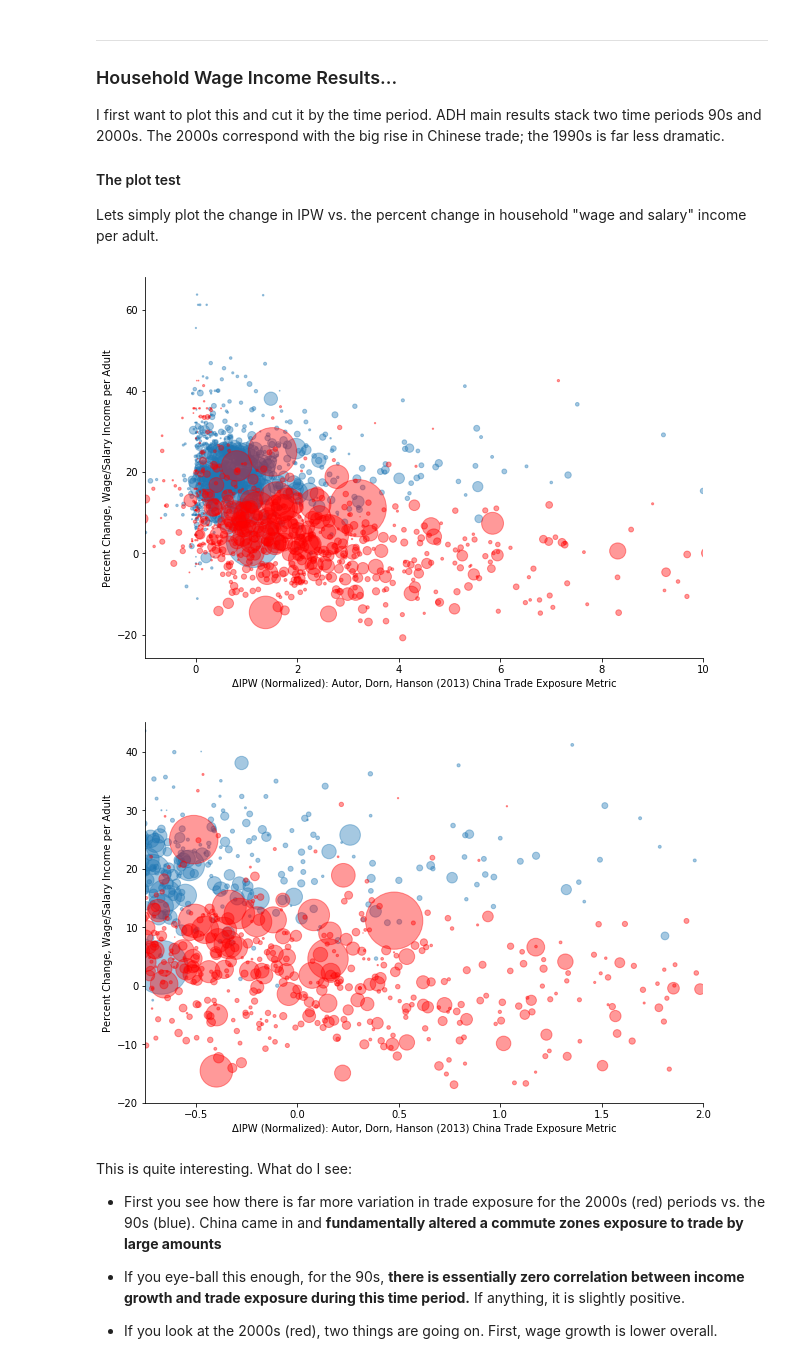
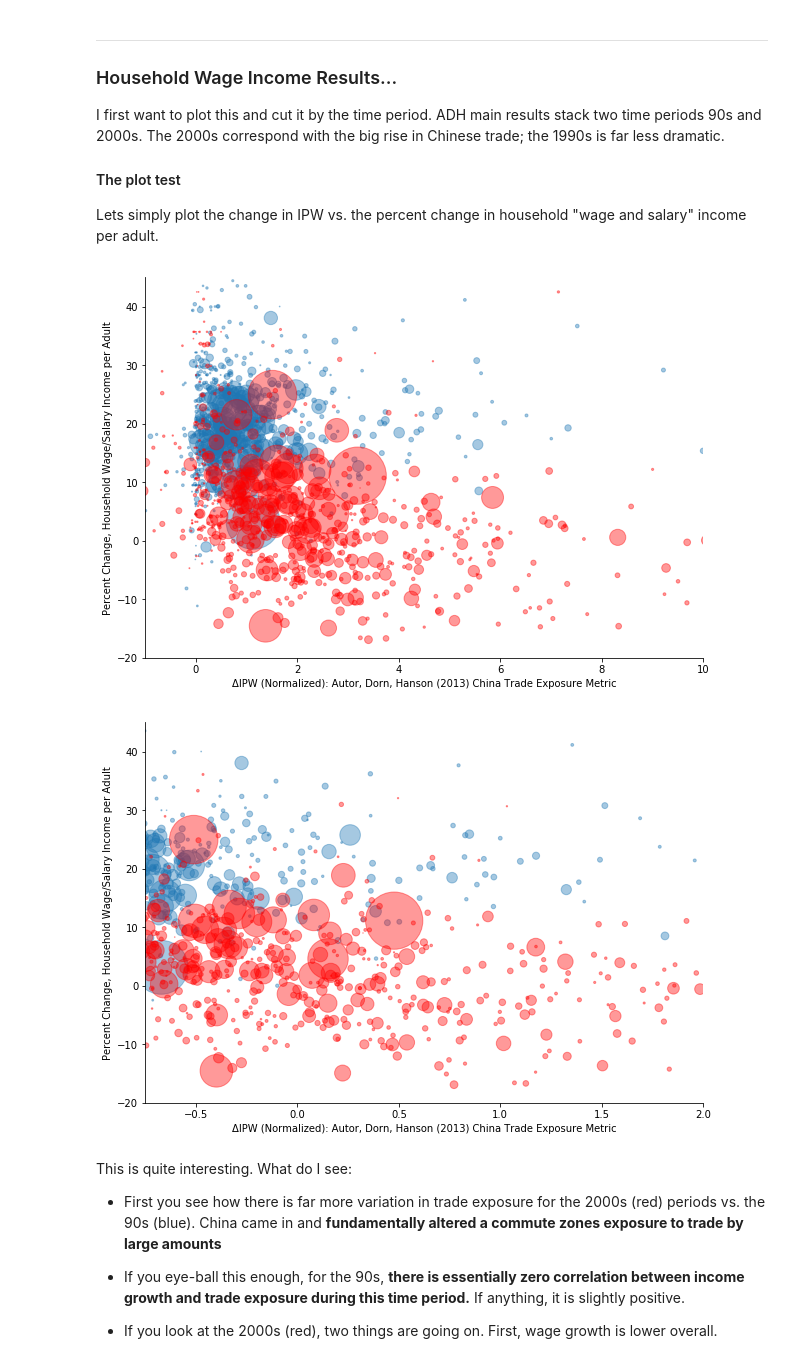
Before and after one commit to mwaugh0328/ADH_replication, a Jupyter notebook: adh_data.ipynb, the cells around one changed output. Cells and saved outputs as stored; diff of their text form; code cells hidden in the pictures.

```diff
--- a/adh_data.ipynb
+++ b/adh_data.ipynb
@@ -323,6 +346,8 @@ print("Average Change in Wages 2007-2000",
       round(calc.median(df.set_index("yr").loc[2000], "relchg_avg_hhincwage_pc_pw"),2))
 
 print("Decadal Adjustment from ADH Numbers", round(100*(10/7)*(28872 - 27655) /27655,2))
+
+df["demean_income"] = df["relchg_avg_hhincwage_pc_pw"]- calc.mean(df.set_index("yr").loc[1990], "relchg_avg_hhincwage_pc_pw")
 # %% [output]
 Average Household Wage and Salary, per adult, 1990 23495.65
 Average Household Wage and Salary, per adult, 2000 27654.94
@@ -333,7 +358,7 @@ Decadal Adjustment from ADH Numbers 6.29
 Again, these match up. Moreover, the latter line provides a benchmark comparison to try and figure out the units. The first line simply reports the average change. The latter takes the averages from ADH, grosses them up to make them decadal equivalents. Then takes the change. Note that they are close suggesting that the pct change reported in the ADH dataset are the decadal equivalents.
 # %%
 print("Average Household Wage and Salary, per adult, 1990",
-      round(calc.std(df.set_index("yr").loc[1990], "relchg_avg_hhincwage_pc_pw"),2))
+      round(calc.std(df.set_index("yr").loc[1990], "demean_income"),2))
 
 print("Average Household Wage and Salary, per adult, 2000",
       round(calc.std(df.set_index("yr").loc[2000], "relchg_avg_hhincwage_pc_pw"),2),"\n")
@@ -369,36 +394,39 @@ Lets simply plot the change in IPW vs. the percent change in household "wage and
 # %%
 fig, ax = plt.subplots(figsize = (10,7))
 
 year = "1990"
 
 #df["norm_IPW"]
 
 ax.scatter(df.set_index("yr").loc[int(year)].d_netimpusch_pw, #X variables
            df.set_index("yr").loc[int(year)].relchg_avg_hhincwage_pc_pw,     # y variables
             s = 0.0002*df.set_index("yr").loc[int(year)].l_popcount,
             alpha = 0.40)
 
 year = "2000"
 
 ax.scatter(df.set_index("yr").loc[int(year)].d_netimpusch_pw, #X variables
            df.set_index("yr").loc[int(year)].relchg_avg_hhincwage_pc_pw,     # y variables
            s = 0.0002*df.set_index("yr").loc[int(year)].l_popcount,
             alpha = 0.40, color = "red")
 
-ax.set_ylabel("Percent Change, Wage/Salary Income per Adult")
+ax.set_ylabel("Percent Change, Household Wage/Salary Income per Adult")
 ax.set_xlabel("ΔIPW (Normalized): Autor, Dorn, Hanson (2013) China Trade Exposure Metric")
 
 ax.set_xlim(-1,10)
-#ax.set_ylim(-20,45)
+ax.set_ylim(-20,45)
 
 ax.spines["right"].set_visible(False)
 ax.spines["top"].set_visible(False)
 
 #plt.savefig(fig_path + "\\adh_data_wage_change.pdf", bbox_inches="tight", dpi = 1200)
 
+
+#plt.legend()
+
 plt.show()
 # %% [output]
-[figure, old version]
+[figure, new version]
 # %%
 fig, ax = plt.subplots(figsize = (10,7))
 
@@ -418,7 +446,7 @@ ax.scatter(df.set_index("yr").loc[int(year)].norm_IPW, #X variables
            s = 0.0002*df.set_index("yr").loc[int(year)].l_popcount,
             alpha = 0.40, color = "red")
 
-ax.set_ylabel("Percent Change, Wage/Salary Income per Adult")
+ax.set_ylabel("Percent Change, Household Wage/Salary Income per Adult")
 ax.set_xlabel("ΔIPW (Normalized): Autor, Dorn, Hanson (2013) China Trade Exposure Metric")
 
 ax.set_xlim(-0.75,2.00)
@@ -429,9 +457,11 @@ ax.spines["top"].set_visible(False)
 
 #plt.savefig(fig_path + "\\adh_data_wage_change.pdf", bbox_inches="tight", dpi = 1200)
 
+plt.savefig("wage_trade_exposure.pdf", bbox_inches = "tight", dip = 1200)
+
 plt.show()
 # %% [output]
-[figure, old version]
+[figure, new version]
 # %% [markdown]
 This is quite interesting. What do I see:
 
```
Also changed, not shown: parts of 10 cells of this notebook.
